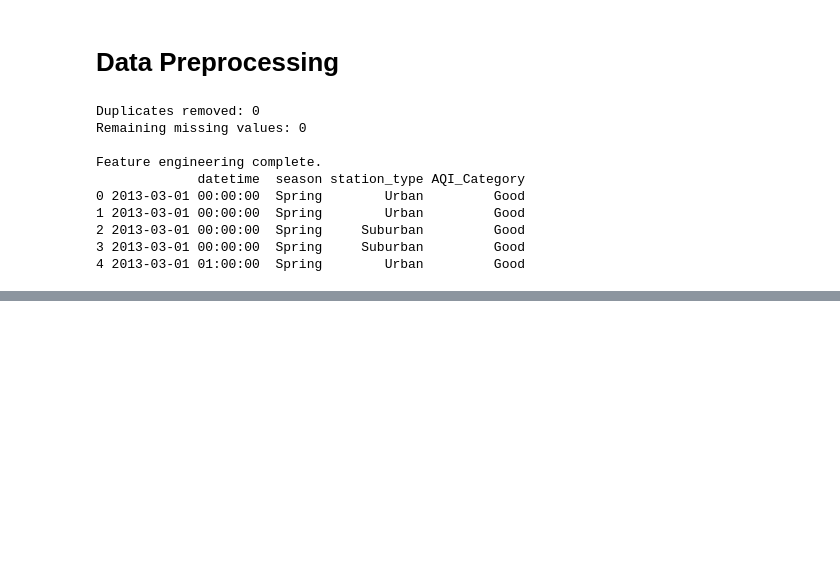
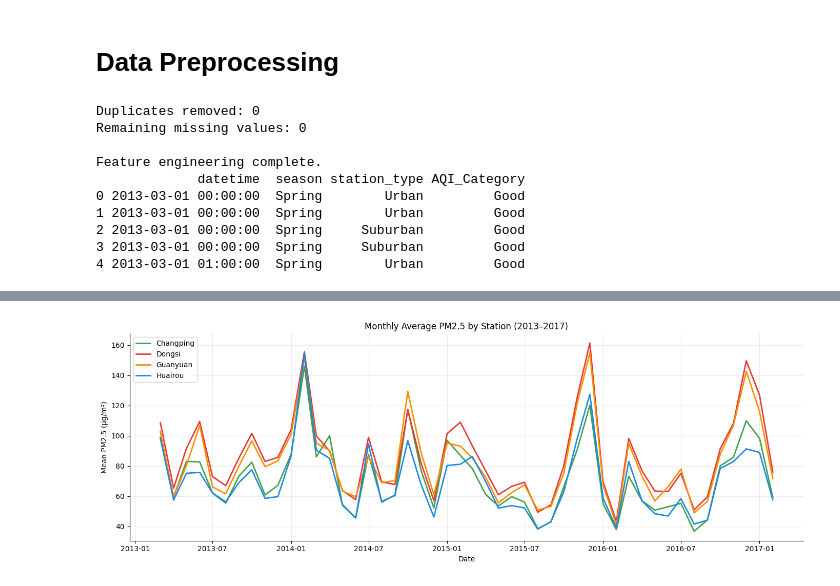
Before and after one commit to jaiprasathalexander-creator/CMP7005-AirQuality, a Jupyter notebook: CMP7005_parc1.ipynb, the cells around one changed output, grey strips where cells are left out. Saved outputs shown, nothing was run; the diff lists cells and outputs as text; code cells hidden in the pictures; blank space fills up the shorter version.

```diff
--- a/CMP7005_parc1.ipynb
+++ b/CMP7005_parc1.ipynb
@@ -208,0 +268,19 @@ Feature engineering complete.
+# %%
+# ── Temporal: Monthly average PM2.5 by station ───────────────────────────
+monthly = (df.groupby(['year','month','station'])['PM2.5']
+             .mean().reset_index())
+monthly['date'] = pd.to_datetime(monthly[['year','month']].assign(day=1))
+
+fig, ax = plt.subplots(figsize=(14, 5))
+for st_name, grp in monthly.groupby('station'):
+    ax.plot(grp['date'], grp['PM2.5'], label=st_name,
+            color=PALETTE[st_name], linewidth=2)
+ax.set_xlabel('Date'); ax.set_ylabel('Mean PM2.5 (µg/m³)')
+ax.set_title('Monthly Average PM2.5 by Station (2013–2017)')
+ax.legend(); ax.grid(alpha=0.25)
+ax.spines[['top','right']].set_visible(False)
+plt.tight_layout()
+plt.savefig('temporal_pm25_trend.png', dpi=120, bbox_inches='tight')
+plt.show()
+# %% [output]
+[figure, added]
```
Also changed, not shown: parts of 6 cells of this notebook.
